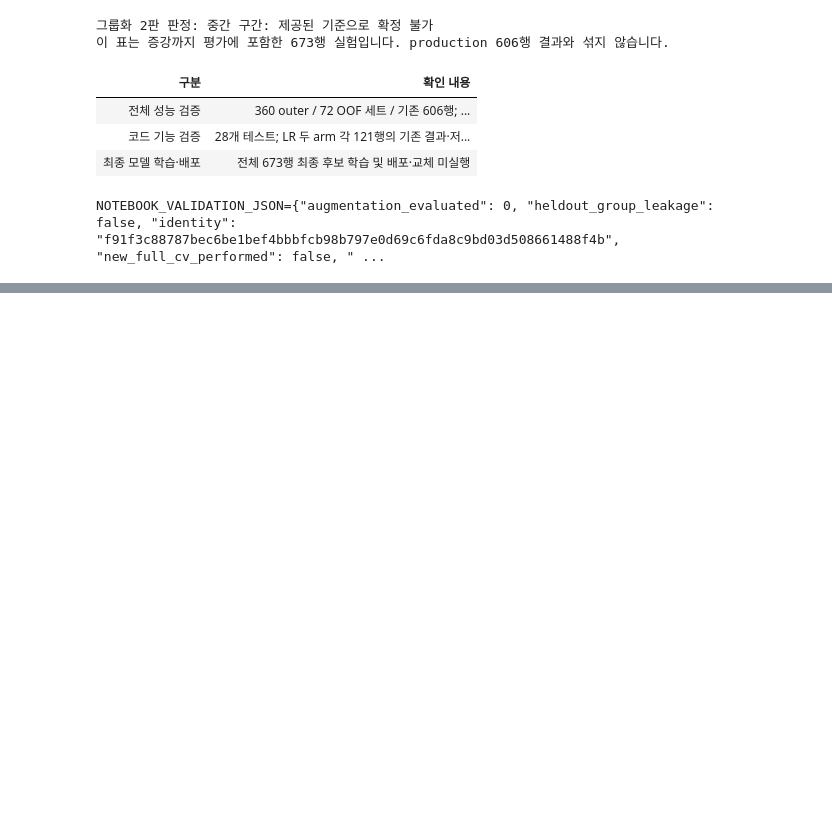
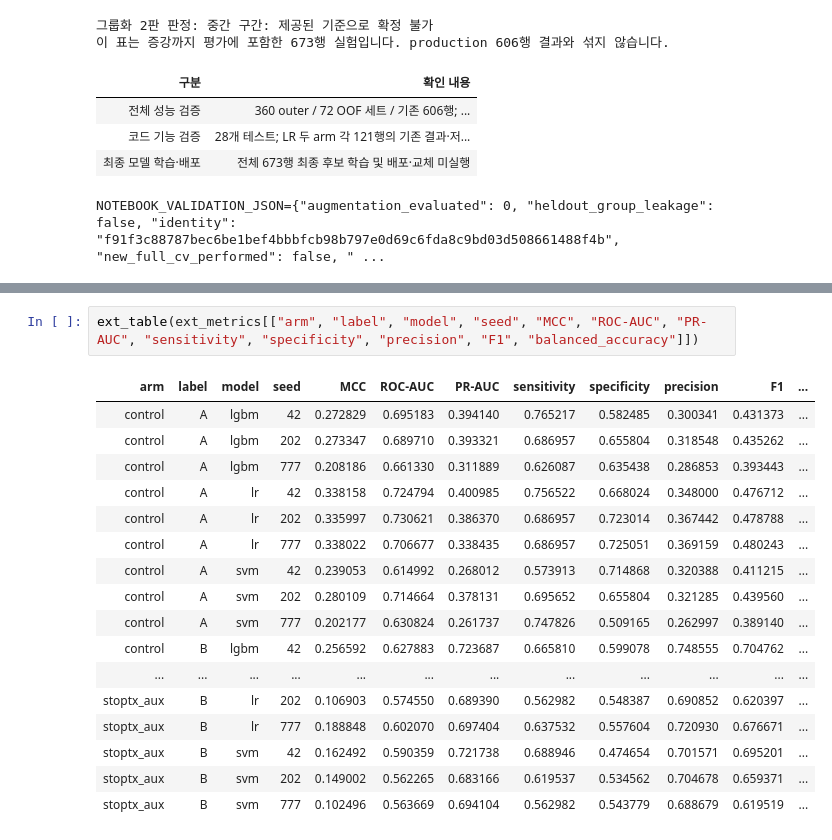
Before and after one commit to tjdbf061106-sketch/COS, a Jupyter notebook: 최종/Eye_production_20261108/eye_all_experiments_v2.ipynb, the cells around one changed output, grey strips where cells are left out. Cells and saved outputs as stored; diff of their text form; blank space fills up the shorter version.

```diff
--- a/최종/Eye_production_20261108/eye_all_experiments_v2.ipynb
+++ b/최종/Eye_production_20261108/eye_all_experiments_v2.ipynb
@@ -2034,0 +2284,20 @@ NOTEBOOK_VALIDATION_JSON={"augmentation_evaluated": 0, "heldout_group_leakage":
+# %%
+ext_table(ext_metrics[["arm", "label", "model", "seed", "MCC", "ROC-AUC", "PR-AUC", "sensitivity", "specificity", "precision", "F1", "balanced_accuracy"]])
+# %% [output]
+| arm | label | model | seed | MCC | ROC-AUC | PR-AUC | sensitivity | specificity | precision | F1 | ... |
+| control | A | lgbm | 42 | 0.272829 | 0.695183 | 0.394140 | 0.765217 | 0.582485 | 0.300341 | 0.431373 | ... |
+| control | A | lgbm | 202 | 0.273347 | 0.689710 | 0.393321 | 0.686957 | 0.655804 | 0.318548 | 0.435262 | ... |
+| control | A | lgbm | 777 | 0.208186 | 0.661330 | 0.311889 | 0.626087 | 0.635438 | 0.286853 | 0.393443 | ... |
+| control | A | lr | 42 | 0.338158 | 0.724794 | 0.400985 | 0.756522 | 0.668024 | 0.348000 | 0.476712 | ... |
+| control | A | lr | 202 | 0.335997 | 0.730621 | 0.386370 | 0.686957 | 0.723014 | 0.367442 | 0.478788 | ... |
+| control | A | lr | 777 | 0.338022 | 0.706677 | 0.338435 | 0.686957 | 0.725051 | 0.369159 | 0.480243 | ... |
+| control | A | svm | 42 | 0.239053 | 0.614992 | 0.268012 | 0.573913 | 0.714868 | 0.320388 | 0.411215 | ... |
+| control | A | svm | 202 | 0.280109 | 0.714664 | 0.378131 | 0.695652 | 0.655804 | 0.321285 | 0.439560 | ... |
+| control | A | svm | 777 | 0.202177 | 0.630824 | 0.261737 | 0.747826 | 0.509165 | 0.262997 | 0.389140 | ... |
+| control | B | lgbm | 42 | 0.256592 | 0.627883 | 0.723687 | 0.665810 | 0.599078 | 0.748555 | 0.704762 | ... |
+| ... | ... | ... | ... | ... | ... | ... | ... | ... | ... | ... | ... |
+| stoptx_aux | B | lr | 202 | 0.106903 | 0.574550 | 0.689390 | 0.562982 | 0.548387 | 0.690852 | 0.620397 | ... |
+| stoptx_aux | B | lr | 777 | 0.188848 | 0.602070 | 0.697404 | 0.637532 | 0.557604 | 0.720930 | 0.676671 | ... |
+| stoptx_aux | B | svm | 42 | 0.162492 | 0.590359 | 0.721738 | 0.688946 | 0.474654 | 0.701571 | 0.695201 | ... |
+| stoptx_aux | B | svm | 202 | 0.149002 | 0.562265 | 0.683166 | 0.619537 | 0.534562 | 0.704678 | 0.659371 | ... |
+| stoptx_aux | B | svm | 777 | 0.102496 | 0.563669 | 0.694104 | 0.562982 | 0.543779 | 0.688679 | 0.619519 | ... |
```
Also changed, not shown: parts of 24 cells of this notebook, 41 other files.
